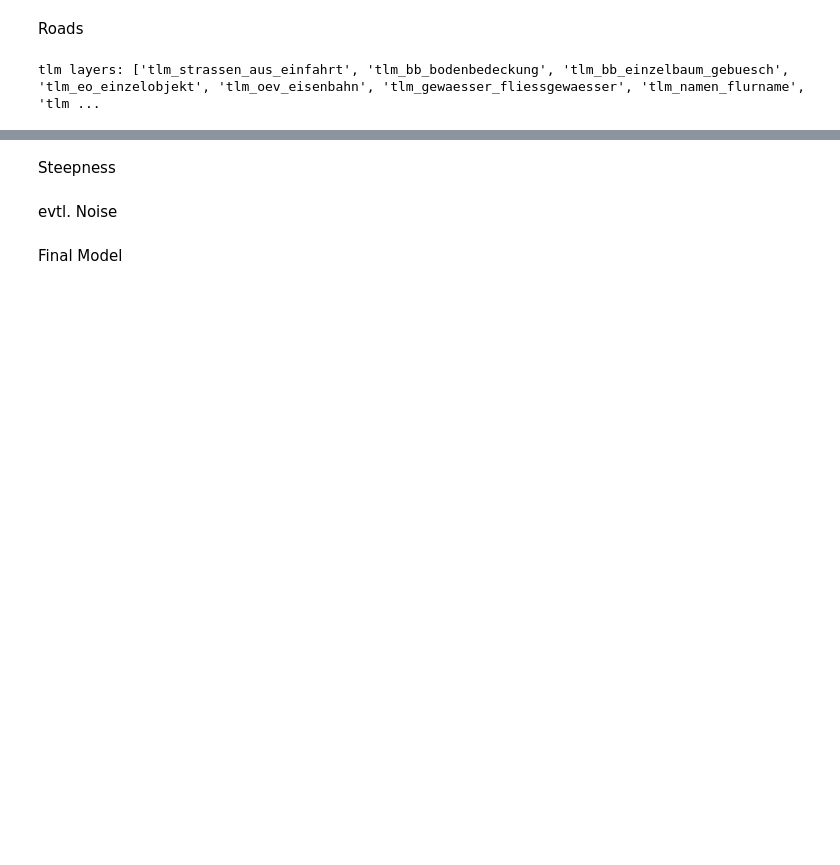
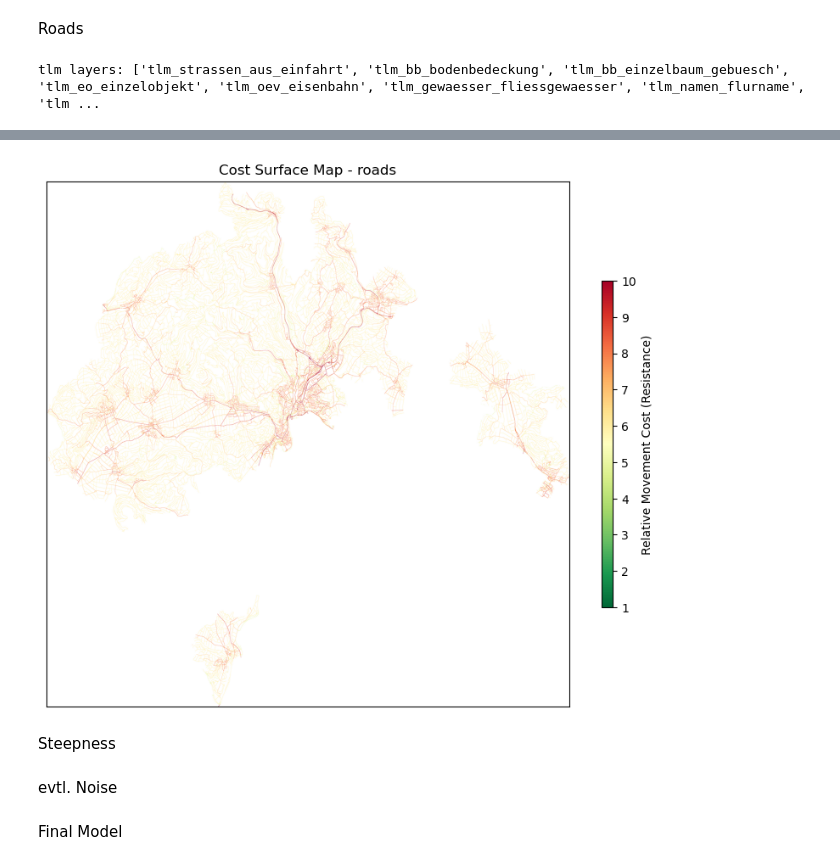
Before and after one commit to LukasBuchmann/PA2-Modelling_Wildlife_Corridors, a Jupyter notebook: Code/test_model.ipynb, the cells around one changed output, grey strips where cells are left out. Cells and saved outputs as stored; diff of their text form; code cells hidden in the pictures; blank space fills up the shorter version.

```diff
--- a/Code/test_model.ipynb
+++ b/Code/test_model.ipynb
@@ -782,21 +762,23 @@ Anzahl finaler Straßen-Features in SH: 27026
 # %%
 road_cost_map = {
-    '10m Strasse': {'en': '10m Road', 'cost': 10},
-    '8m Strasse': {'en': '8m Road', 'cost': 10},
-    '6m Strasse': {'en': '6m Road', 'cost': 9},
-    '4m Strasse': {'en': '4m Road', 'cost': 8},
-    '3m Strasse': {'en': '3m Road', 'cost': 7},
-    '2m Weg': {'en': '2m Path', 'cost': 6},
-    '1m Weg': {'en': '1m Path', 'cost': 5},
-    '2m Wegfragment': {'en': '2m Path Fragment', 'cost': 4},
-    '1m Wegfragment': {'en': '1m Path Fragment', 'cost': 3},
-    'Autostrasse': {'en': 'Expressway', 'cost': 10}, # Impassable
-    'Ausfahrt': {'en': 'Exit', 'cost': 10},
-    'Einfahrt': {'en': 'Entrance', 'cost': 10},
-    'Dienstzufahrt': {'en': 'Service Access', 'cost': 8},
-    'Zufahrt': {'en': 'Access Road', 'cost': 8},
-    'Verbindung': {'en': 'Connection', 'cost': 8},
-    'Platz': {'en': 'Square/Plaza', 'cost': 5},
-    'Raststaette': {'en': 'Rest Stop', 'cost': 6},
-    'Faehre': {'en': 'Ferry', 'cost': 10}
+    '10m Road': 10,
+    '8m Road': 10,
+    '6m Road': 9,
+    '4m Road': 8,
+    '3m Road': 7,
+    '2m Path': 6,
+    '1m Path': 5,
+    '2m Path Fragment': 4,
+    '1m Path Fragment': 3,
+    'Expressway': 10,
+    'Exit': 10,
+    'Entrance': 10,
+    'Service Access': 8,
+    'Access Road': 8,
+    'Connection': 8,
+    'Square/Plaza': 5,
+    'Rest Stop': 6,
+    'Ferry': 10
 }
+
+roads_sh['cost_value'] = roads_sh['Standard_Name'].map(road_cost_map)
@@ -880,3 +785,9 @@ plt.show()
+# %%
+cost_surface_roads = rasterize_vectordata(data = roads_sh, bbox = sh_bbox)
+# %%
+visualize_cost_surface(cost_surface_roads, 'roads', sh_bbox)
+# %% [output]
+[figure, added]
 # %% [markdown]
 Steepness
 # %% [markdown]
```
Also changed, not shown: parts of 44 cells of this notebook, 4 other files.
